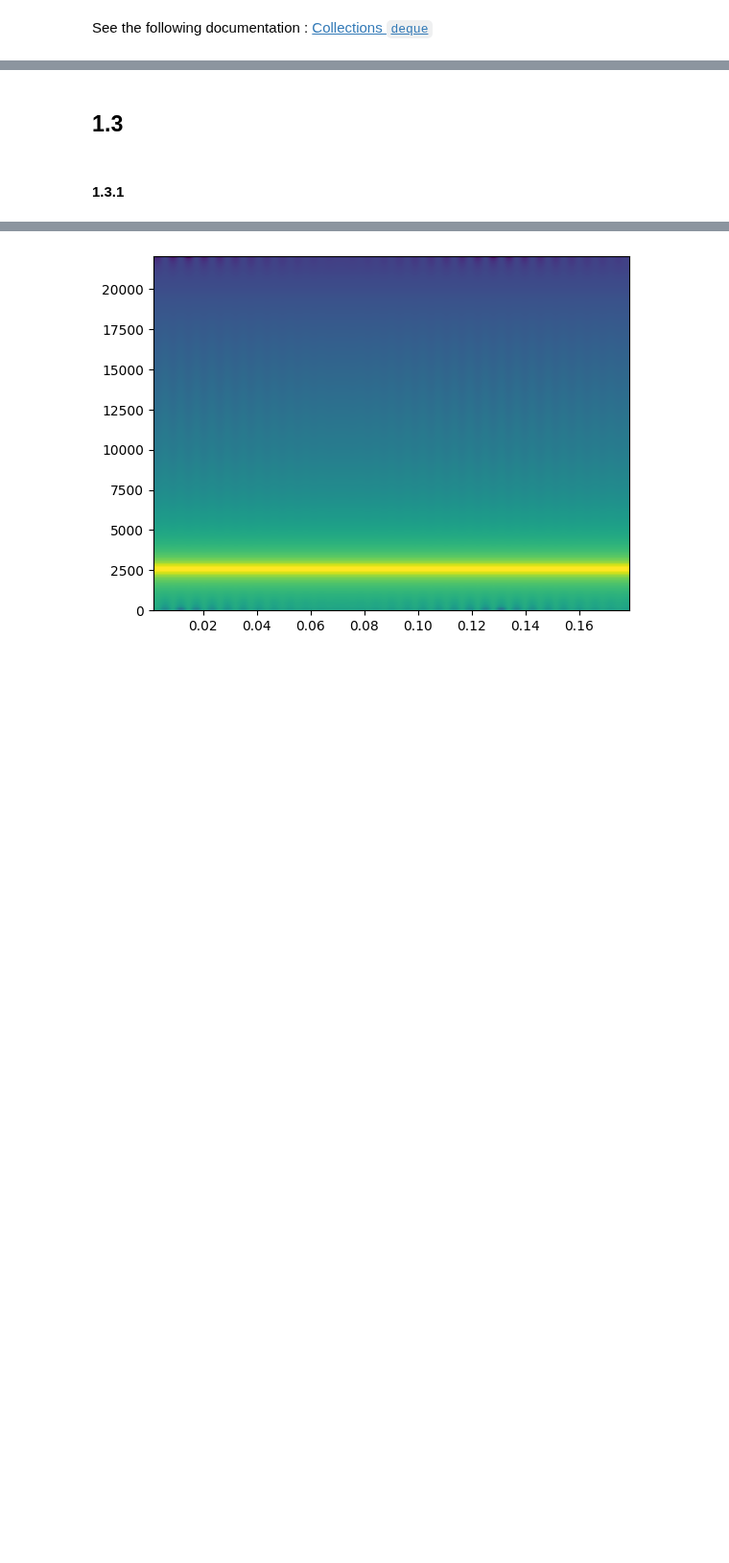
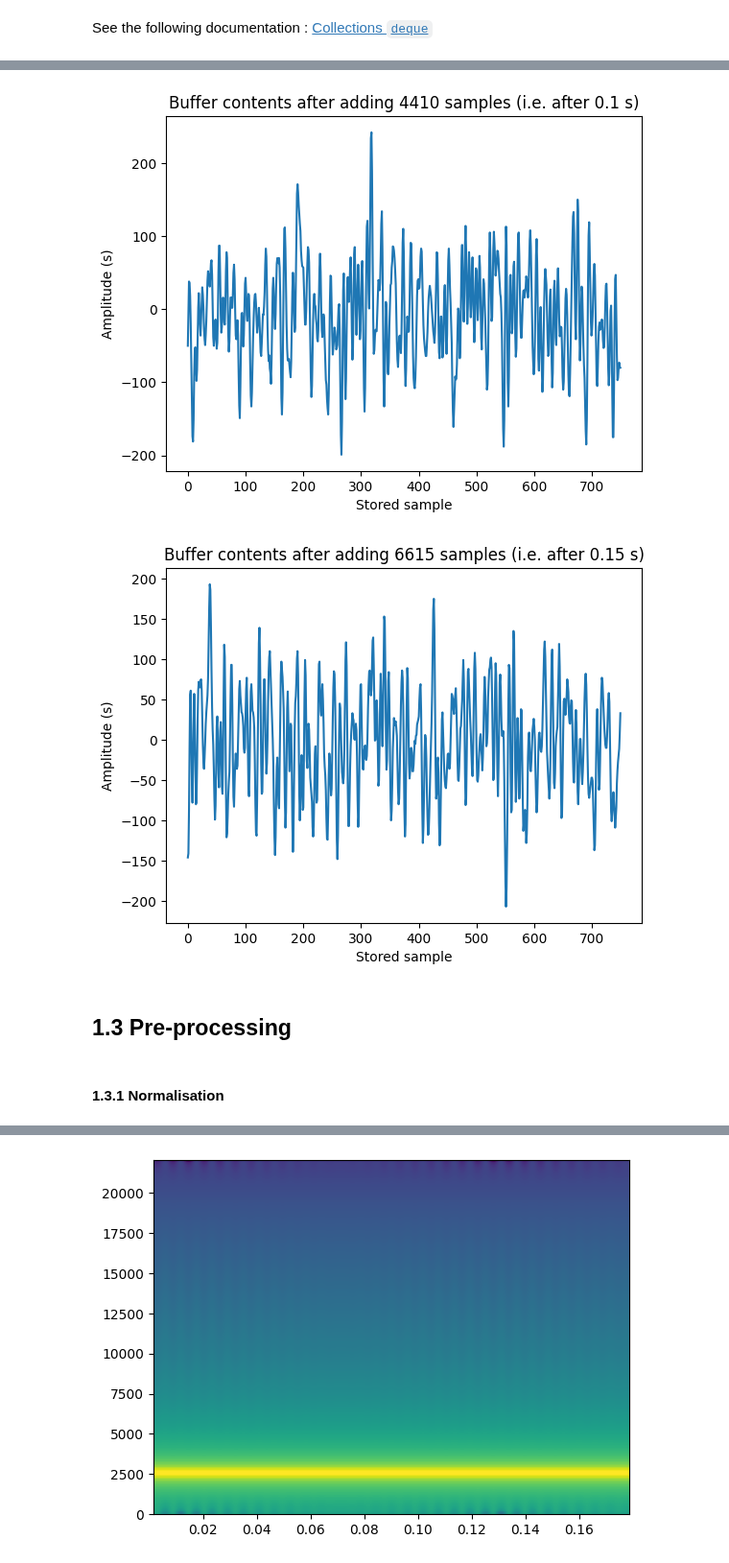
Before and after one commit to PizzaManStarted/projet_signal, a Jupyter notebook: code.ipynb, the cells around one changed output, grey strips where cells are left out. Shown at 96% size. Cells and saved outputs as stored; diff of their text form; code cells hidden in the pictures; blank space fills up the shorter version.

```diff
--- a/code.ipynb
+++ b/code.ipynb
@@ -131,7 +116,22 @@ for i, samples in enumerate(data):
+# %%
+
+buffer = create_ringbuffer(maxlen)
+_, data = read_wavefile("LocateClaps/M2_180.wav")
+
+display_at_times = [0.1, 0.15]
+
+for i, samples in enumerate(data):
+    buffer.append(samples)
+    for time in display_at_times:
+        if i == int(time * fs):
+            plot_buffer_content(buffer, i, time)
+# %% [output]
+[figure, added]
+[figure, added]
 # %% [markdown]
-## 1.3
+## 1.3 Pre-processing
 # %% [markdown]
-#### 1.3.1
+#### 1.3.1 Normalisation
 # %%
 def get_max(s):
     max = float('-inf')
```
Also changed, not shown: parts of 12 cells of this notebook.
